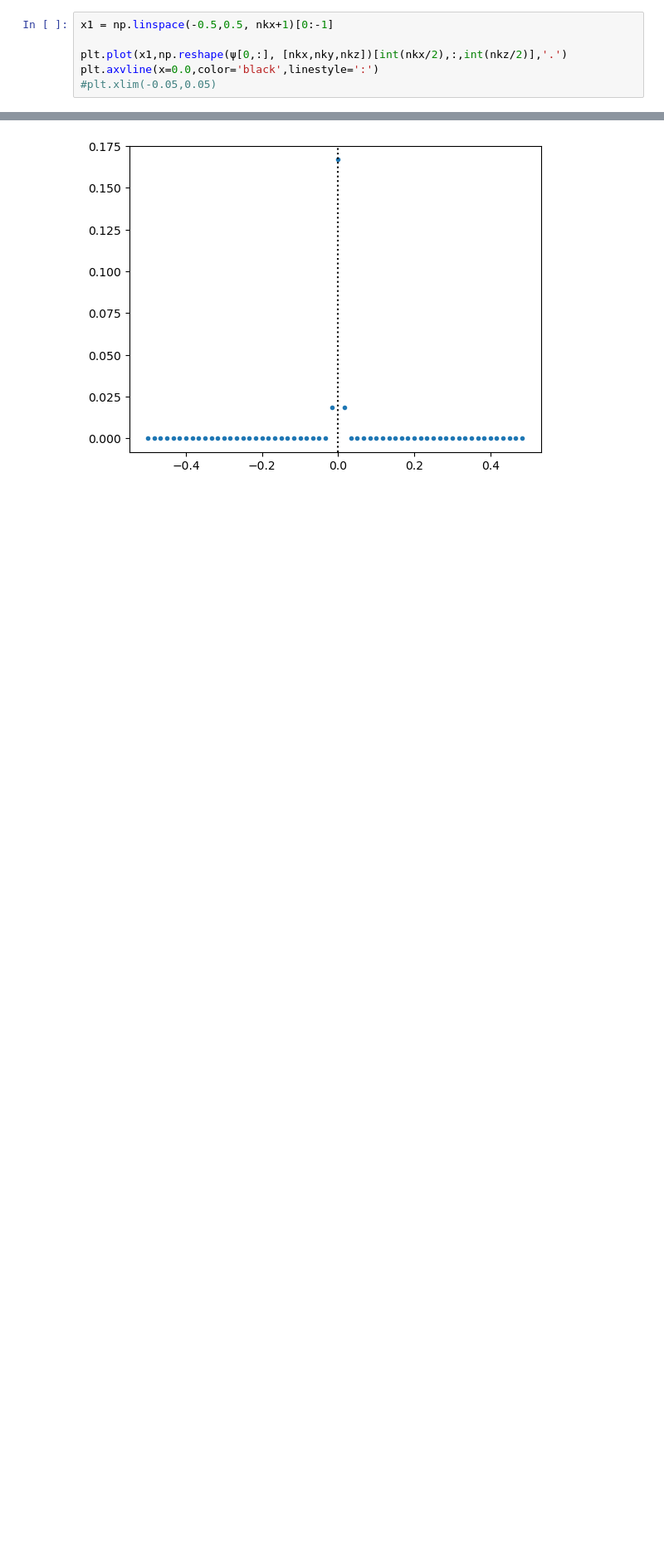
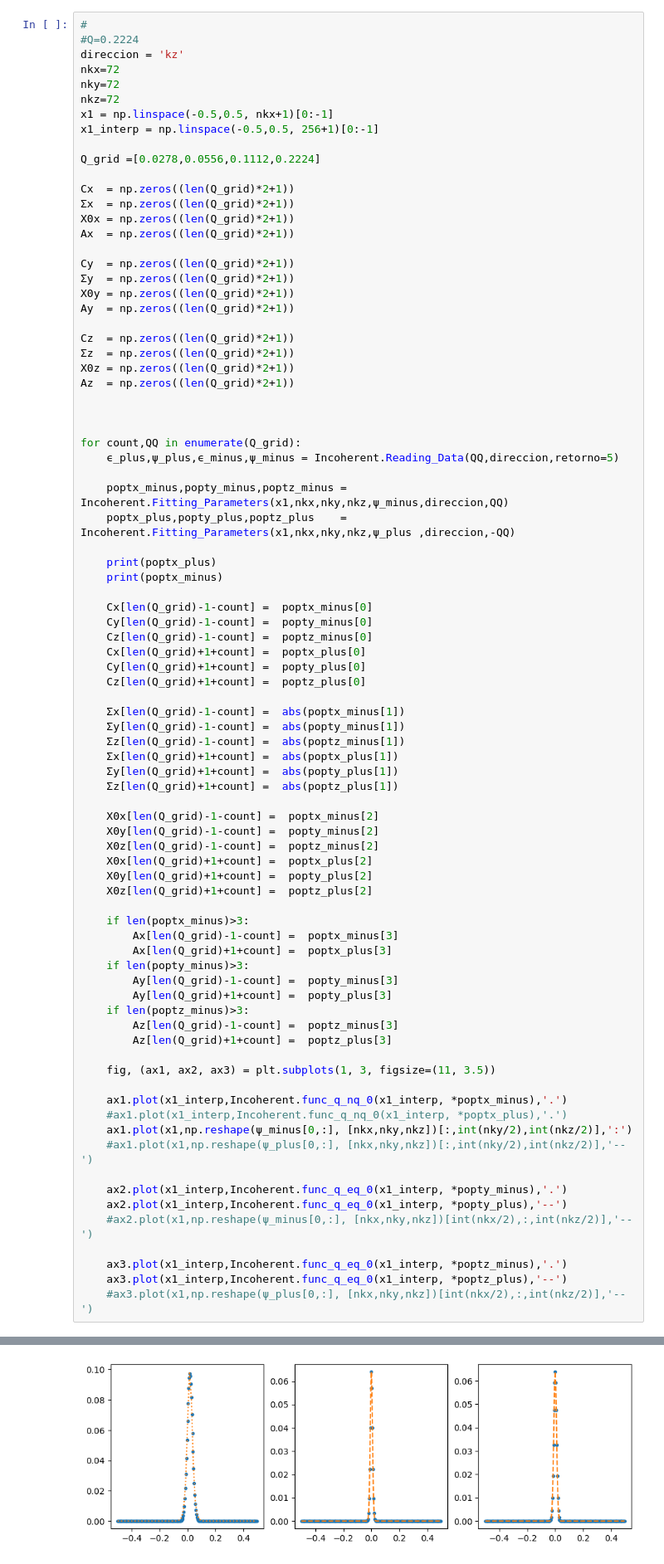
Before and after one commit to juanpulgarin/Black_P, a Jupyter notebook: Black_P_Excitons/Incoherentes.ipynb, the cells around one changed output, grey strips where cells are left out. Shown at 83% size. Drawn from its saved outputs; the diff is of its cells as text; blank space fills up the shorter version.

Commit message:
updates incoherent excitons

```diff
--- a/Black_P_Excitons/Incoherentes.ipynb
+++ b/Black_P_Excitons/Incoherentes.ipynb
@@ -197,7 +119,84 @@ plt.axvline(x=0.0,color='black',linestyle=':')
 # %%
+#
+#Q=0.2224
+direccion = 'kz'
+nkx=72
+nky=72
+nkz=72
 x1 = np.linspace(-0.5,0.5, nkx+1)[0:-1]
+x1_interp = np.linspace(-0.5,0.5, 256+1)[0:-1]
 
-plt.plot(x1,np.reshape(ψ[0,:], [nkx,nky,nkz])[int(nkx/2),:,int(nkz/2)],'.')
-plt.axvline(x=0.0,color='black',linestyle=':')
-#plt.xlim(-0.05,0.05)
+Q_grid =[0.0278,0.0556,0.1112,0.2224]
+
+Cx  = np.zeros((len(Q_grid)*2+1))
+Σx  = np.zeros((len(Q_grid)*2+1))
+X0x = np.zeros((len(Q_grid)*2+1))
+Ax  = np.zeros((len(Q_grid)*2+1))
+
+Cy  = np.zeros((len(Q_grid)*2+1))
+Σy  = np.zeros((len(Q_grid)*2+1))
+X0y = np.zeros((len(Q_grid)*2+1))
+Ay  = np.zeros((len(Q_grid)*2+1))
+
+Cz  = np.zeros((len(Q_grid)*2+1))
+Σz  = np.zeros((len(Q_grid)*2+1))
+X0z = np.zeros((len(Q_grid)*2+1))
+Az  = np.zeros((len(Q_grid)*2+1))
+
+
+
+for count,QQ in enumerate(Q_grid):
+    ϵ_plus,ψ_plus,ϵ_minus,ψ_minus = Incoherent.Reading_Data(QQ,direccion,retorno=5)
+
+    poptx_minus,popty_minus,poptz_minus = Incoherent.Fitting_Parameters(x1,nkx,nky,nkz,ψ_minus,direccion,QQ)
+    poptx_plus,popty_plus,poptz_plus    = Incoherent.Fitting_Parameters(x1,nkx,nky,nkz,ψ_plus ,direccion,-QQ)
+
+    print(poptx_plus)
+    print(poptx_minus)
+
+    Cx[len(Q_grid)-1-count] =  poptx_minus[0]
+    Cy[len(Q_grid)-1-count] =  popty_minus[0]
+    Cz[len(Q_grid)-1-count] =  poptz_minus[0]
+    Cx[len(Q_grid)+1+count] =  poptx_plus[0]
+    Cy[len(Q_grid)+1+count] =  popty_plus[0]
+    Cz[len(Q_grid)+1+count] =  poptz_plus[0]
+
+    Σx[len(Q_grid)-1-count] =  abs(poptx_minus[1])
+    Σy[len(Q_grid)-1-count] =  abs(popty_minus[1])
+    Σz[len(Q_grid)-1-count] =  abs(poptz_minus[1])
+    Σx[len(Q_grid)+1+count] =  abs(poptx_plus[1])
+    Σy[len(Q_grid)+1+count] =  abs(popty_plus[1])
+    Σz[len(Q_grid)+1+count] =  abs(poptz_plus[1])
+
+    X0x[len(Q_grid)-1-count] =  poptx_minus[2]
+    X0y[len(Q_grid)-1-count] =  popty_minus[2]
+    X0z[len(Q_grid)-1-count] =  poptz_minus[2]
+    X0x[len(Q_grid)+1+count] =  poptx_plus[2]
+    X0y[len(Q_grid)+1+count] =  popty_plus[2]
+    X0z[len(Q_grid)+1+count] =  poptz_plus[2]
+
+    if len(poptx_minus)>3:
+        Ax[len(Q_grid)-1-count] =  poptx_minus[3]
+        Ax[len(Q_grid)+1+count] =  poptx_plus[3]
+    if len(popty_minus)>3:
+        Ay[len(Q_grid)-1-count] =  popty_minus[3]
+        Ay[len(Q_grid)+1+count] =  popty_plus[3]
+    if len(poptz_minus)>3:
+        Az[len(Q_grid)-1-count] =  poptz_minus[3]
+        Az[len(Q_grid)+1+count] =  poptz_plus[3]
+
+    fig, (ax1, ax2, ax3) = plt.subplots(1, 3, figsize=(11, 3.5))
+
+    ax1.plot(x1_interp,Incoherent.func_q_nq_0(x1_interp, *poptx_minus),'.')
+    #ax1.plot(x1_interp,Incoherent.func_q_nq_0(x1_interp, *poptx_plus),'.')
+    ax1.plot(x1,np.reshape(ψ_minus[0,:], [nkx,nky,nkz])[:,int(nky/2),int(nkz/2)],':')
+    #ax1.plot(x1,np.reshape(ψ_plus[0,:], [nkx,nky,nkz])[:,int(nky/2),int(nkz/2)],'--')
+
+    ax2.plot(x1_interp,Incoherent.func_q_eq_0(x1_interp, *popty_minus),'.')
+    ax2.plot(x1_interp,Incoherent.func_q_eq_0(x1_interp, *popty_plus),'--')
+    #ax2.plot(x1,np.reshape(ψ_minus[0,:], [nkx,nky,nkz])[int(nkx/2),:,int(nkz/2)],'--')
+
+    ax3.plot(x1_interp,Incoherent.func_q_eq_0(x1_interp, *poptz_minus),'.')
+    ax3.plot(x1_interp,Incoherent.func_q_eq_0(x1_interp, *poptz_plus),'--')
+    #ax3.plot(x1,np.reshape(ψ_plus[0,:], [nkx,nky,nkz])[int(nkx/2),:,int(nkz/2)],'--')
 # %% [output]
@@ -205 +211 @@ plt.axvline(x=0.0,color='black',linestyle=':')
-[figure, old version]
+[figure, new version]
```
Also changed, not shown: parts of 19 cells of this notebook, 54 other files.
